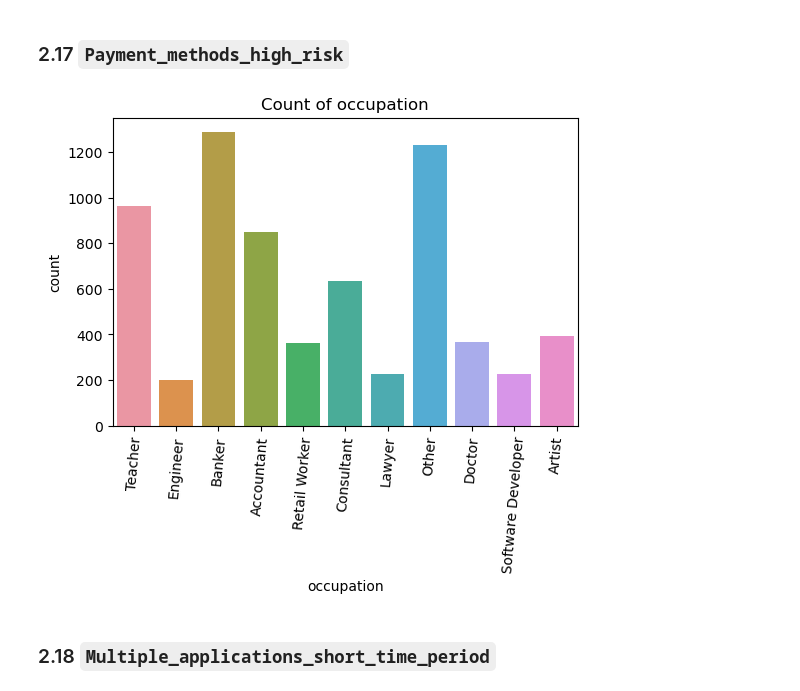
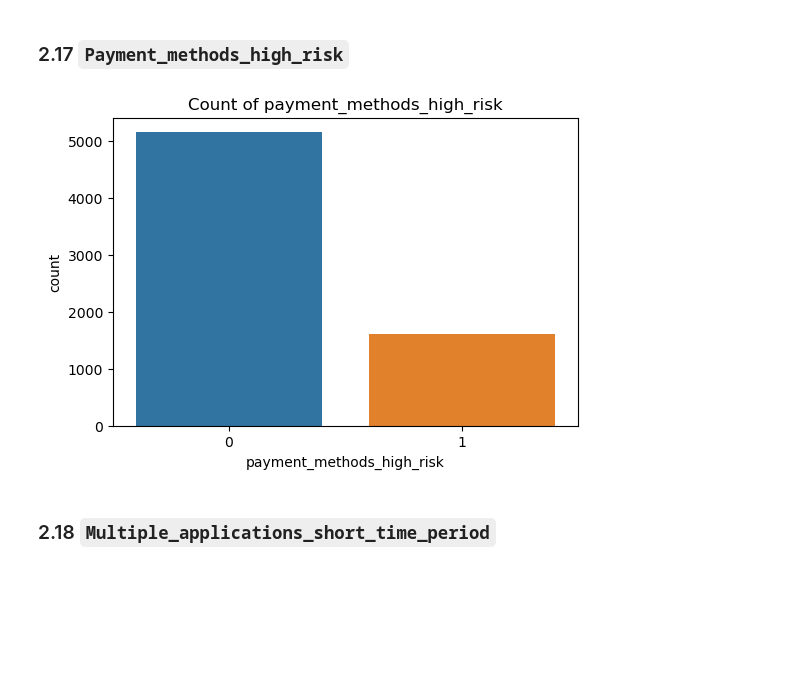
Before and after one commit to hchamikadilshan/CreditRisk360-ISC2024, a Jupyter notebook: notebooks/4 - eda.ipynb, the cells around one changed output. Cells and saved outputs as stored; diff of their text form; code cells hidden in the pictures; blank space fills up the shorter version.

```diff
--- a/notebooks/4 - eda.ipynb
+++ b/notebooks/4 - eda.ipynb
@@ -342,14 +337,13 @@ plt.show()
 # %% [markdown]
 ### 2.17 `Payment_methods_high_risk`
 # %%
-col= "occupation"
+col= "payment_methods_high_risk"
 plt.figure(figsize=(6, 4))
 sns.countplot(x=col, data=data)
 plt.title(f"Count of {col}")
-plt.xticks(rotation=85)
 plt.show()
 # %% [output]
-[figure, old version]
+[figure, new version]
 # %% [markdown]
 ### 2.18 `Multiple_applications_short_time_period`
 # %%
```
Also changed, not shown: parts of 16 cells of this notebook.
